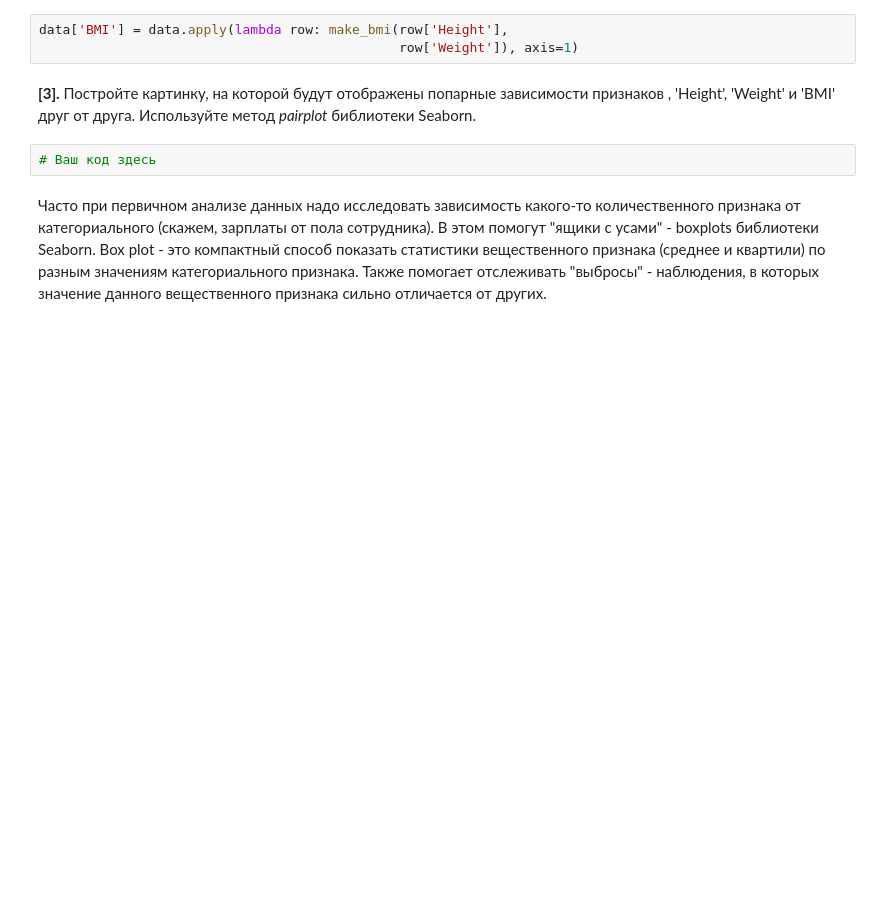
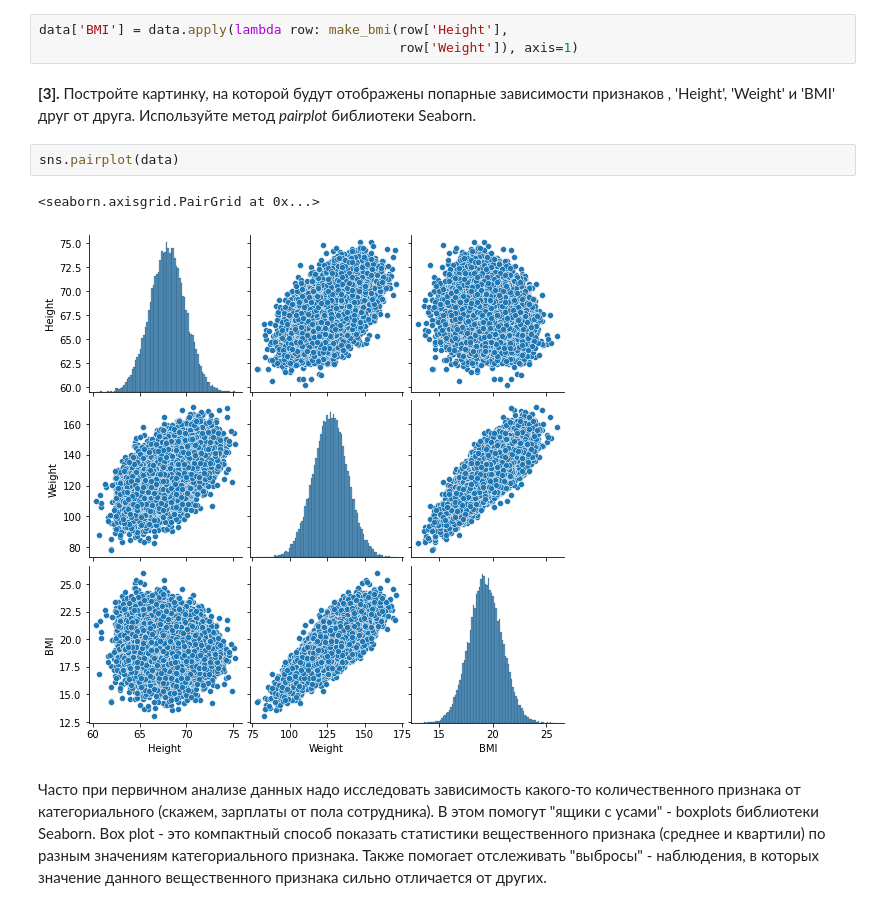
Before and after one commit to xanderkov/MLCoursera, a Jupyter notebook: 2.1.linear_regression/peer_review_linreg_height_weight.ipynb, the cells around one changed output. Drawn from its saved outputs; the diff is of its cells as text; blank space fills up the shorter version.

```diff
--- a/2.1.linear_regression/peer_review_linreg_height_weight.ipynb
+++ b/2.1.linear_regression/peer_review_linreg_height_weight.ipynb
@@ -75,8 +84,11 @@ data['BMI'] = data.apply(lambda row: make_bmi(row['Height'],
                                               row['Weight']), axis=1)
 # %% [markdown]
 **[3].** Постройте картинку, на которой будут отображены попарные зависимости признаков , 'Height', 'Weight' и 'BMI' друг от друга. Используйте метод *pairplot* библиотеки Seaborn.
-# %%
-# Ваш код здесь
+# %%
+sns.pairplot(data)
+# %% [output]
+<seaborn.axisgrid.PairGrid at 0x...>
+[figure, added]
 # %% [markdown]
 Часто при первичном анализе данных надо исследовать зависимость какого-то количественного признака от категориального (скажем, зарплаты от пола сотрудника). В этом помогут "ящики с усами" - boxplots библиотеки Seaborn. Box plot - это компактный способ показать статистики вещественного признака (среднее и квартили) по разным значениям категориального признака. Также помогает отслеживать "выбросы" - наблюдения, в которых значение данного вещественного признака сильно отличается от других.
 # %% [markdown]
```
Also changed, not shown: parts of 26 cells of this notebook.
